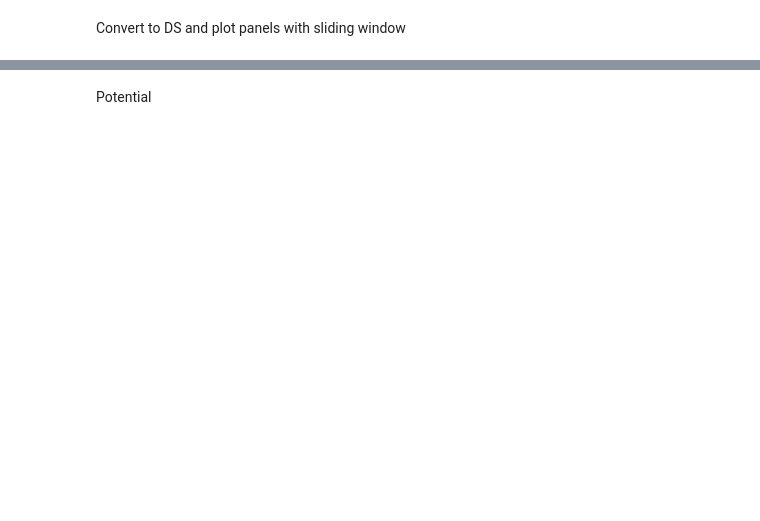
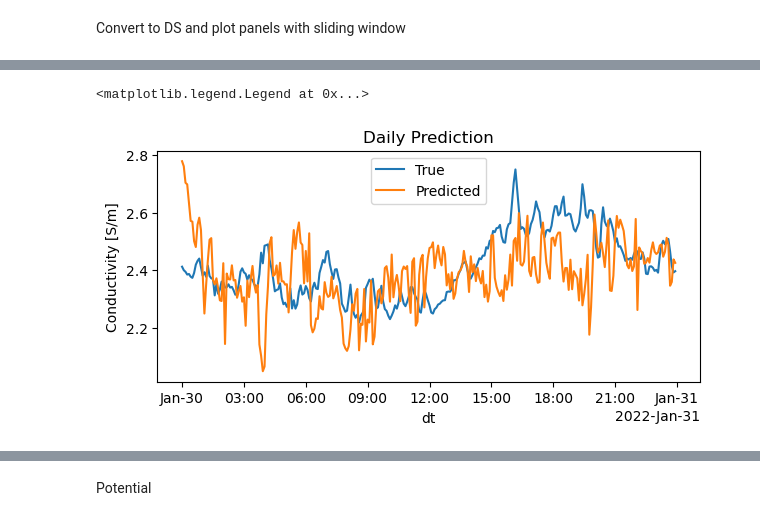
Before and after one commit to reddy-sachin/REPPU-ESN2, a Jupyter notebook: MLP/mlp_daily_analysis.ipynb, the cells around one changed output, grey strips where cells are left out. Drawn from its saved outputs; the diff is of its cells as text; code cells hidden in the pictures; blank space fills up the shorter version.

```diff
--- a/MLP/mlp_daily_analysis.ipynb
+++ b/MLP/mlp_daily_analysis.ipynb
@@ -345,3 +331,13 @@ Data variables:
+# %%
+fig, ax = plt.subplots(figsize=(7, 3))
+ds_pred[target].mean(dim=['lat', 'lon']).plot(ax=ax, label='Observed')
+ds_pred[f'{target}_pred'].mean(dim=['lat', 'lon']).plot(ax=ax, label='Predicted')
+plt.ylabel('Conductivity [S/m]')
+plt.title('Daily Prediction')
+plt.legend(['True', 'Predicted'])
+# %% [output]
+<matplotlib.legend.Legend at 0x...>
+[figure, added]
 # %%
 def clock_angle(By, Bz):
     angle = np.rad2deg(np.arctan2(By, Bz))
```
Also changed, not shown: parts of 11 cells of this notebook, 16 other files.
